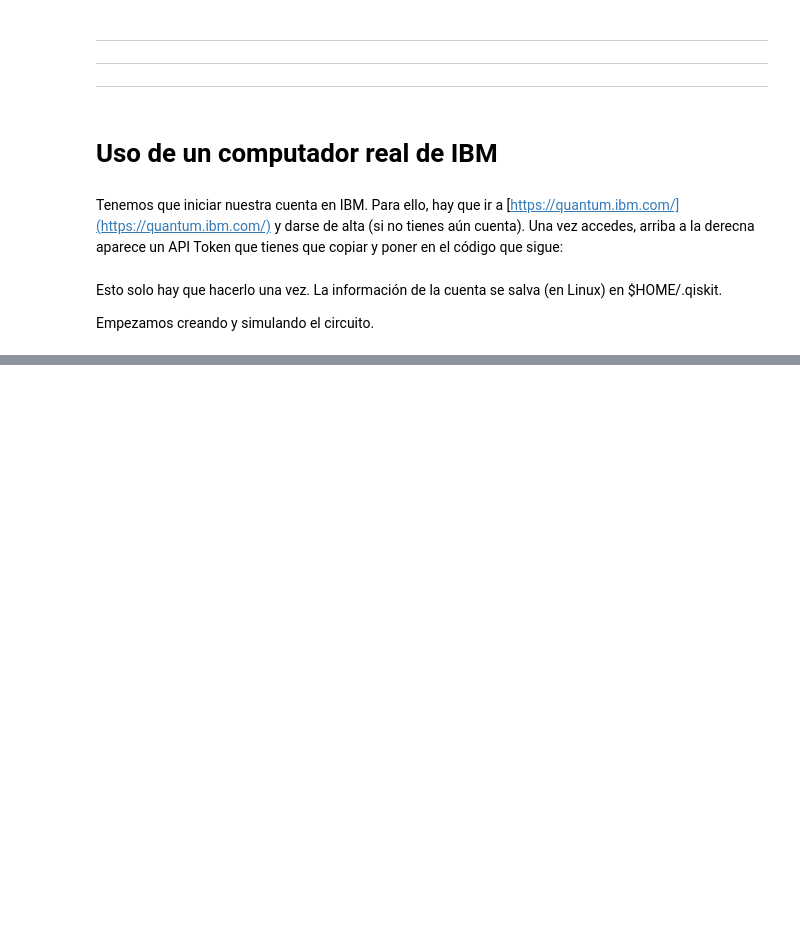
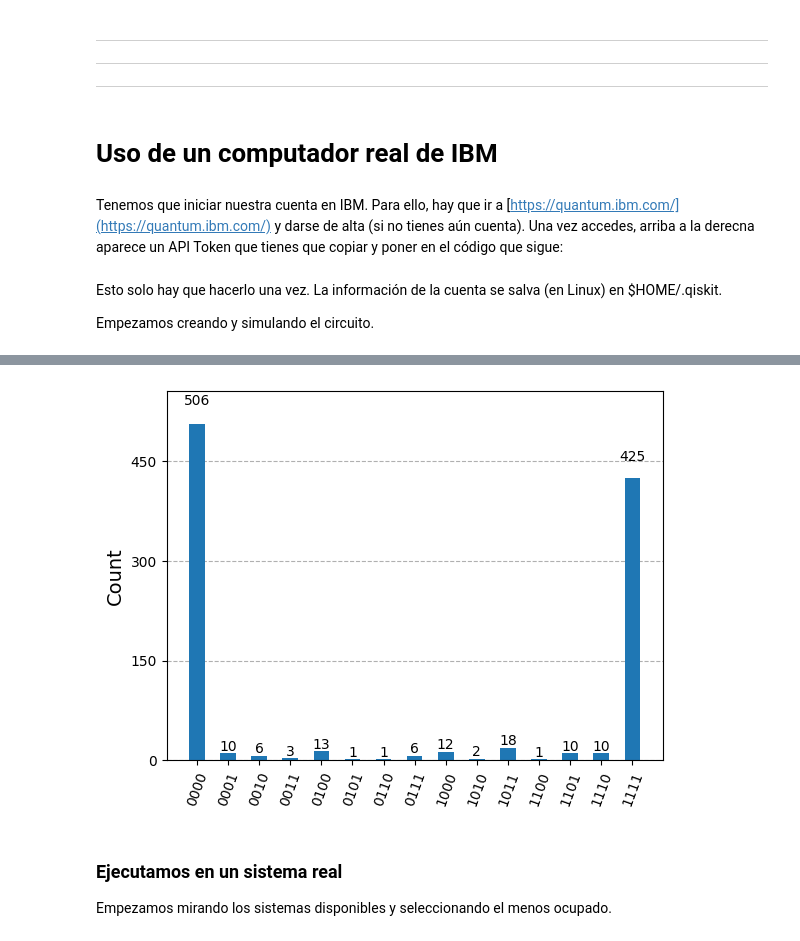
Before and after one commit to tarabelo/2024-VIU-Quantum, a Jupyter notebook: Puertas cuánticas.ipynb, the cells around one changed output, grey strips where cells are left out. Cells and saved outputs as stored; diff of their text form; code cells hidden in the pictures; blank space fills up the shorter version.

```diff
--- a/Puertas cuánticas.ipynb
+++ b/Puertas cuánticas.ipynb
@@ -1236,3 +1271,19 @@ plot_histogram(muestras)
+# %%
+# Ejecutamos
+sampler = Sampler(backend=fake_backend)
+job = sampler.run([qc_ghz_optimizado])
+result = job.result()
+# %%
+from qiskit.visualization import plot_histogram
+
+muestras = job.result()[0].data.c.get_counts()
+plot_histogram(muestras)
+# %% [output]
+[figure, added]
+# %% [markdown]
+### Ejecutamos en un sistema real
+
+Empezamos mirando los sistemas disponibles y seleccionando el menos ocupado.
 # %%
 from qiskit_ibm_runtime import QiskitRuntimeService
 
```
Also changed, not shown: parts of 16 cells of this notebook.
